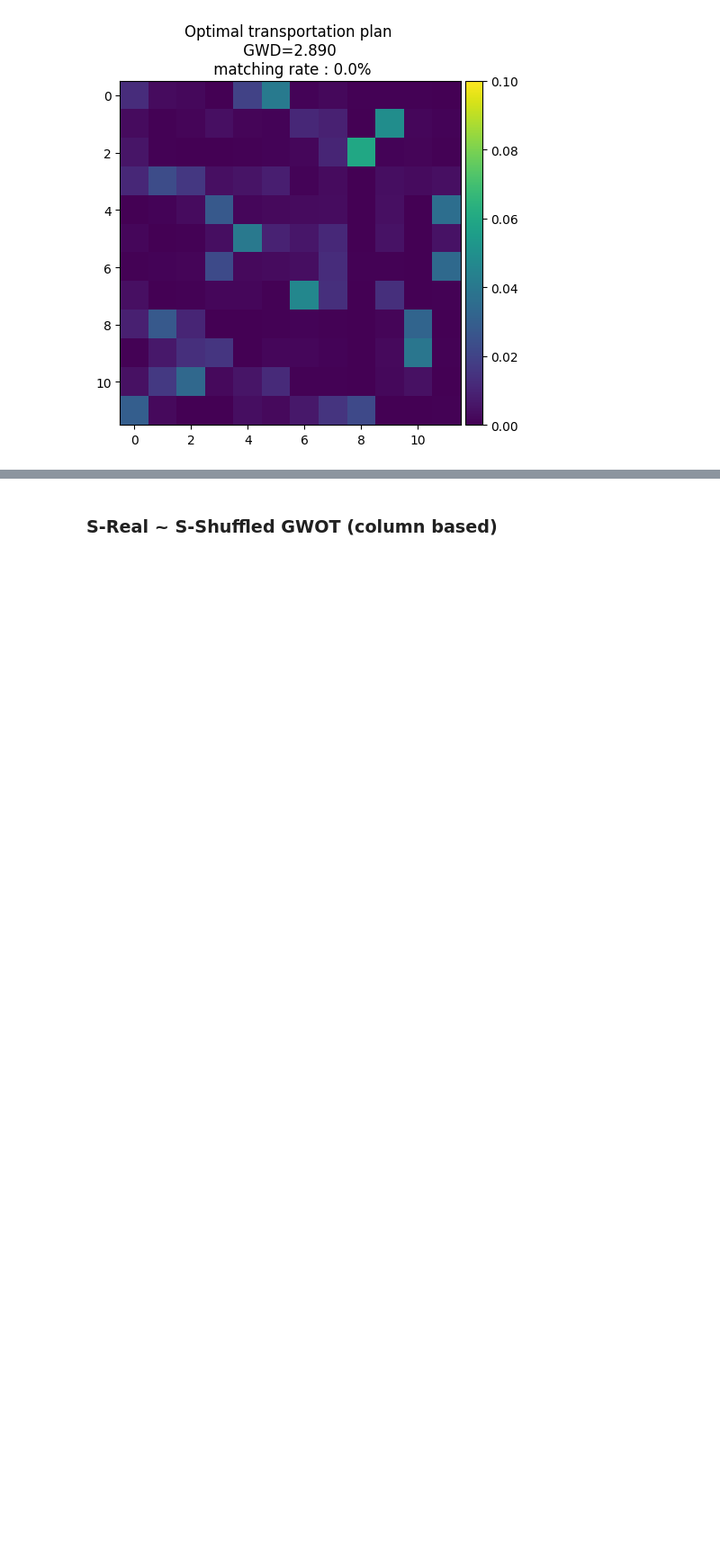
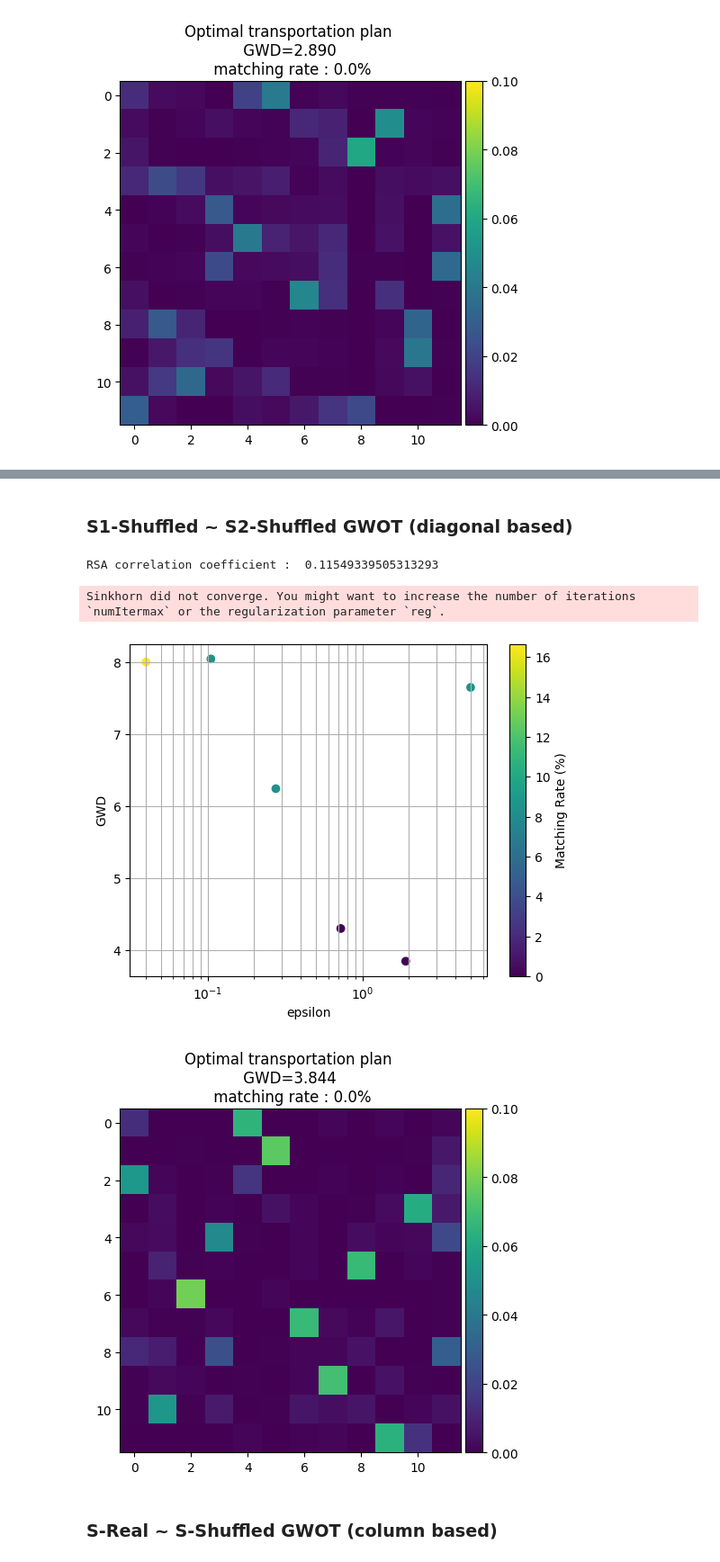
Before and after one commit to MtKana/GWOT_colorprefrencequalia, a Jupyter notebook: GWOT_withDistribution.ipynb, the cells around one changed output, grey strips where cells are left out. Shown at 90% size. Saved outputs shown, nothing was run; the diff lists cells and outputs as text; code cells hidden in the pictures; blank space fills up the shorter version.

```diff
--- a/GWOT_withDistribution.ipynb
+++ b/GWOT_withDistribution.ipynb
@@ -820,0 +800,14 @@ Standard Deviation of Minimum GWD: 0.6206476921260771
+# %% [markdown]
+### S1-Shuffled ~ S2-Shuffled GWOT (diagonal based)
+# %%
+value_mapped_as_shuffledByDiagonal_1 = shuffle_upper_triangular_and_asymmetritisize(value_mapped_raw_1, matrix_size)
+value_mapped_as_shuffledByDiagonal_2 = shuffle_upper_triangular_and_asymmetritisize(value_mapped_raw_2, matrix_size)
+
+RSA_corr = RSA(value_mapped_as_shuffledByDiagonal_1, value_mapped_as_shuffledByDiagonal_2)
+print('RSA correlation coefficient : ', RSA_corr)
+OT_plan_ShuffledwithShuffledDiagonal_3, gwds_ShuffledwithShuffledDiagonal_3, matching_rates_ShuffledwithShuffledDiagonal_3 = GWD_and_plot(value_mapped_as_shuffledByDiagonal_1, value_mapped_as_shuffledByDiagonal_2, epsilons)
+# %% [output]
+RSA correlation coefficient :  0.11549339505313293
+Sinkhorn did not converge. You might want to increase the number of iterations `numItermax` or the regularization parameter `reg`.
+[figure, added]
+[figure, added]
```
Also changed, not shown: parts of 2 cells of this notebook.
